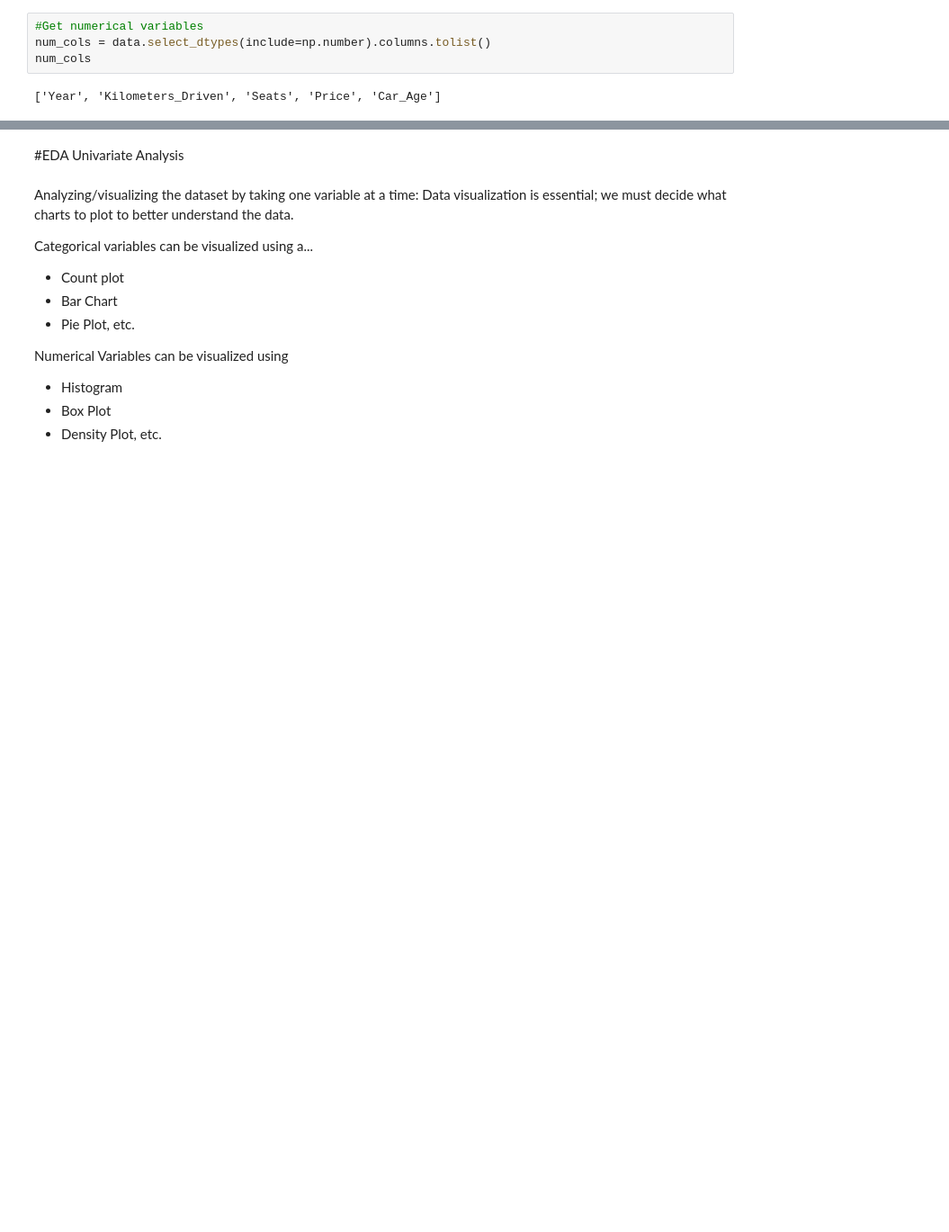
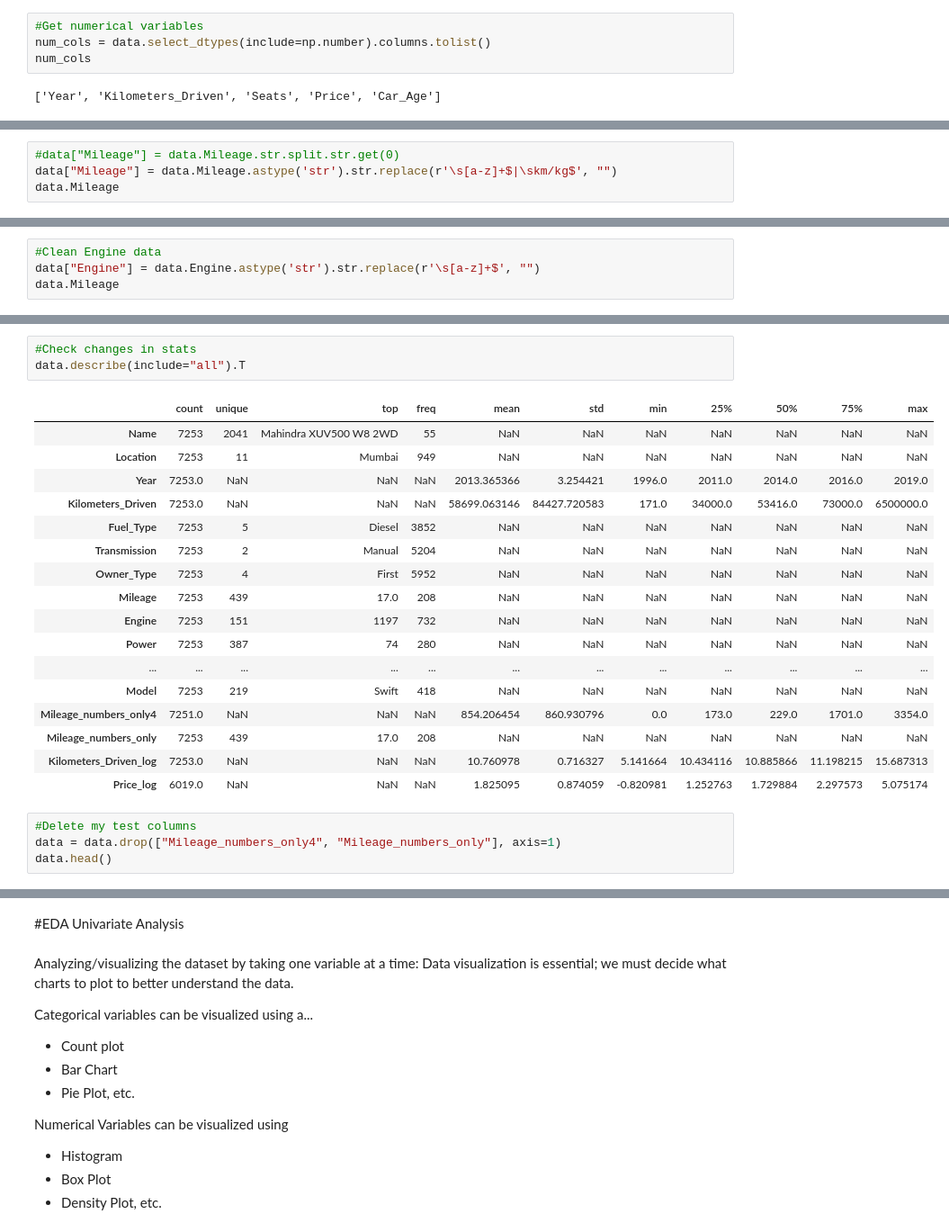
Before and after one commit to reneSalmon/Exploratory_Data_Analysis, a Jupyter notebook: EDA_Data_Analysis_Process.ipynb, the cells around one changed output, grey strips where cells are left out. Shown at 90% size. Cells and saved outputs as stored; diff of their text form; blank space fills up the shorter version.

```diff
--- a/EDA_Data_Analysis_Process.ipynb
+++ b/EDA_Data_Analysis_Process.ipynb
@@ -487,0 +583,4 @@ num_cols
+# %%
+#data["Mileage"] = data.Mileage.str.split.str.get(0)
+data["Mileage"] = data.Mileage.astype('str').str.replace(r'\s[a-z]+$|\skm/kg$', "")
+data.Mileage
@@ -487,0 +634,4 @@ num_cols
+# %%
+#Clean Engine data
+data["Engine"] = data.Engine.astype('str').str.replace(r'\s[a-z]+$', "")
+data.Mileage
@@ -487,0 +752,25 @@ num_cols
+# %%
+#Check changes in stats
+data.describe(include="all").T
+# %% [output]
+|  | count | unique | top | freq | mean | std | min | 25% | 50% | 75% | max |
+| Name | 7253 | 2041 | Mahindra XUV500 W8 2WD | 55 | NaN | NaN | NaN | NaN | NaN | NaN | NaN |
+| Location | 7253 | 11 | Mumbai | 949 | NaN | NaN | NaN | NaN | NaN | NaN | NaN |
+| Year | 7253.0 | NaN | NaN | NaN | 2013.365366 | 3.254421 | 1996.0 | 2011.0 | 2014.0 | 2016.0 | 2019.0 |
+| Kilometers_Driven | 7253.0 | NaN | NaN | NaN | 58699.063146 | 84427.720583 | 171.0 | 34000.0 | 53416.0 | 73000.0 | 6500000.0 |
+| Fuel_Type | 7253 | 5 | Diesel | 3852 | NaN | NaN | NaN | NaN | NaN | NaN | NaN |
+| Transmission | 7253 | 2 | Manual | 5204 | NaN | NaN | NaN | NaN | NaN | NaN | NaN |
+| Owner_Type | 7253 | 4 | First | 5952 | NaN | NaN | NaN | NaN | NaN | NaN | NaN |
+| Mileage | 7253 | 439 | 17.0 | 208 | NaN | NaN | NaN | NaN | NaN | NaN | NaN |
+| Engine | 7253 | 151 | 1197 | 732 | NaN | NaN | NaN | NaN | NaN | NaN | NaN |
+| Power | 7253 | 387 | 74 | 280 | NaN | NaN | NaN | NaN | NaN | NaN | NaN |
+| ... | ... | ... | ... | ... | ... | ... | ... | ... | ... | ... | ... |
+| Model | 7253 | 219 | Swift | 418 | NaN | NaN | NaN | NaN | NaN | NaN | NaN |
+| Mileage_numbers_only4 | 7251.0 | NaN | NaN | NaN | 854.206454 | 860.930796 | 0.0 | 173.0 | 229.0 | 1701.0 | 3354.0 |
+| Mileage_numbers_only | 7253 | 439 | 17.0 | 208 | NaN | NaN | NaN | NaN | NaN | NaN | NaN |
+| Kilometers_Driven_log | 7253.0 | NaN | NaN | NaN | 10.760978 | 0.716327 | 5.141664 | 10.434116 | 10.885866 | 11.198215 | 15.687313 |
+| Price_log | 6019.0 | NaN | NaN | NaN | 1.825095 | 0.874059 | -0.820981 | 1.252763 | 1.729884 | 2.297573 | 5.075174 |
+# %%
+#Delete my test columns
+data = data.drop(["Mileage_numbers_only4", "Mileage_numbers_only"], axis=1)
+data.head()
```
Also changed, not shown: parts of 34 cells of this notebook.
